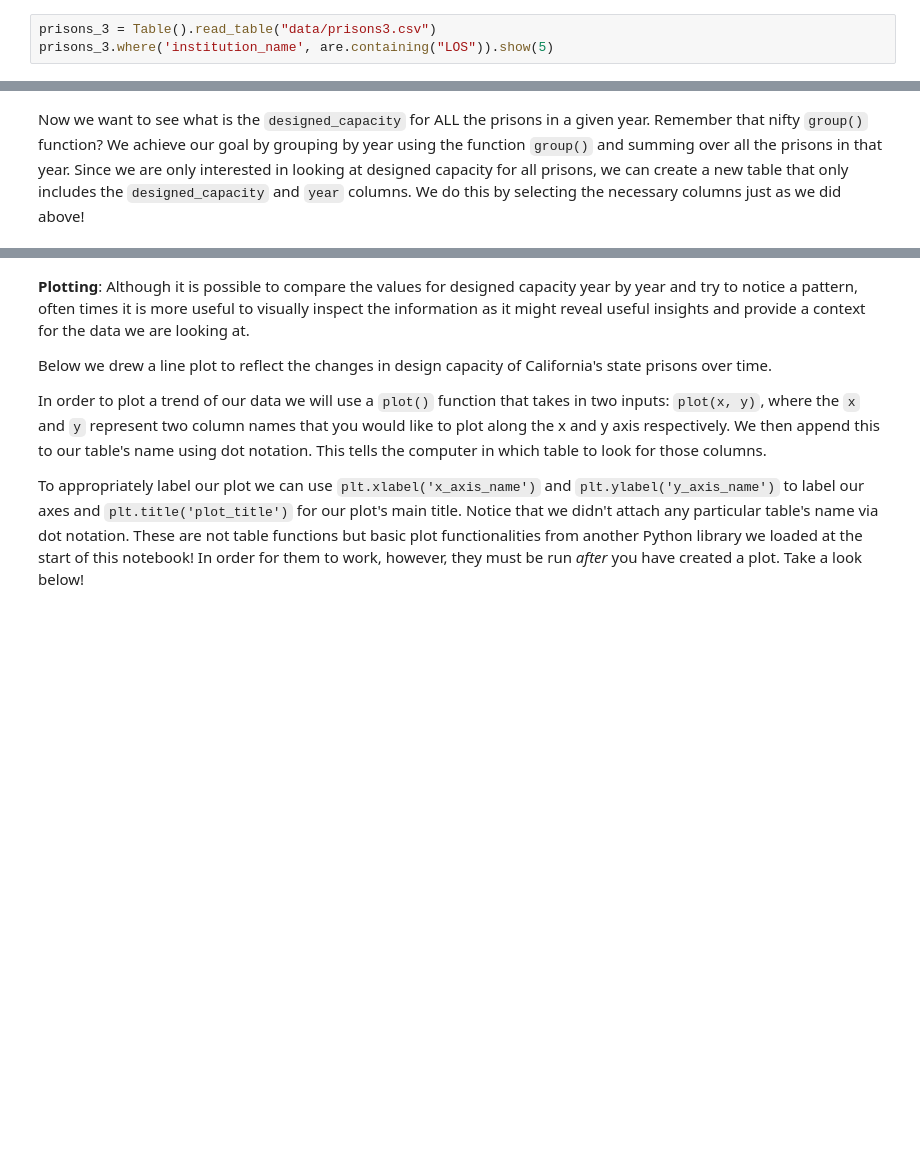
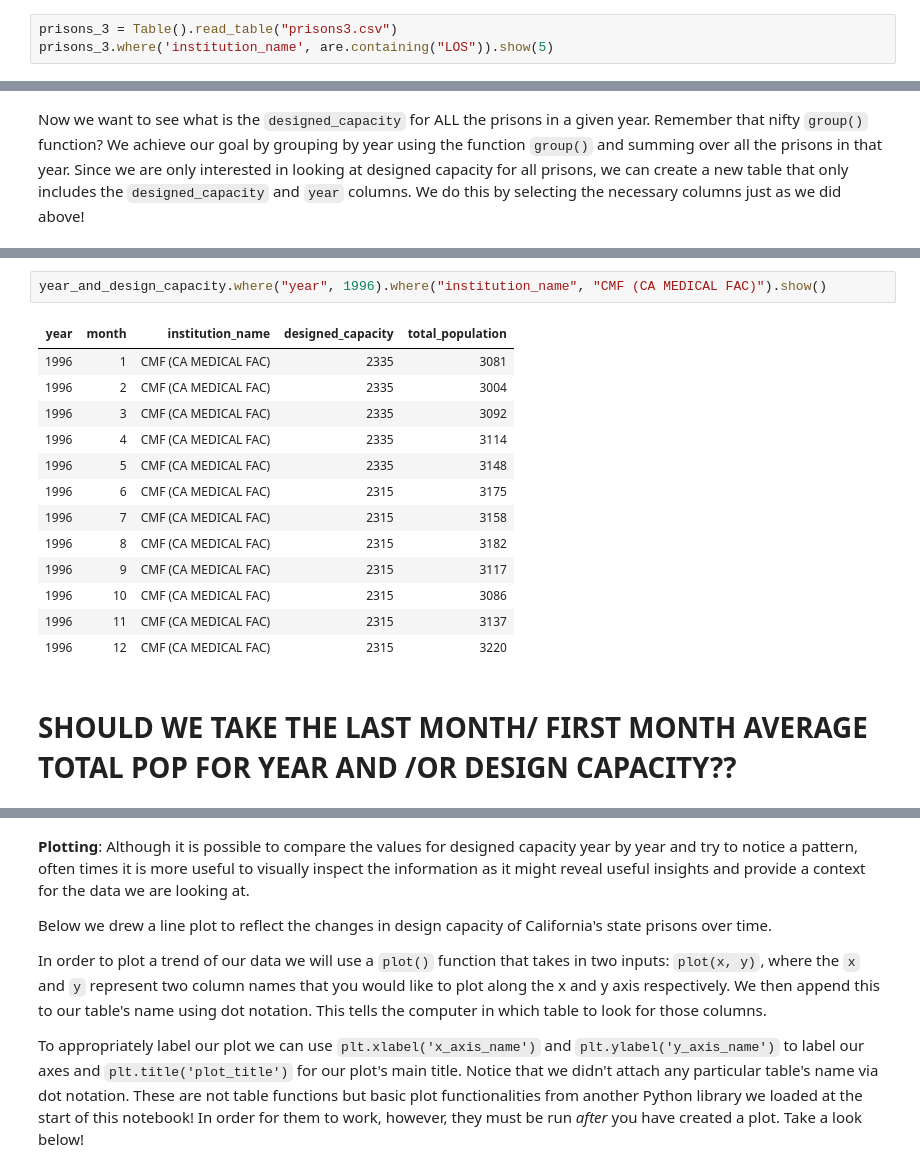
Before and after one commit to ds-modules/BUDS-SU21-Dev, a Jupyter notebook: Week_4/Thursday/Lecture_1-Copy1.ipynb, the cells around one changed output, grey strips where cells are left out. Saved outputs shown, nothing was run; the diff lists cells and outputs as text; blank space fills up the shorter version.

```diff
--- a/Week_4/Thursday/Lecture_1-Copy1.ipynb
+++ b/Week_4/Thursday/Lecture_1-Copy1.ipynb
@@ -158,5 +180,5 @@ In the case of Los Angeles County prison, we saw that from December 2005 to June
 # %% [markdown]
 *Replace this text with your response!*
 # %%
-prisons_3 = Table().read_table("data/prisons3.csv")
+prisons_3 = Table().read_table("prisons3.csv")
 prisons_3.where('institution_name', are.containing("LOS")).show(5)
@@ -184 +244,19 @@ Now we want to see what is the `designed_capacity` for ALL the prisons in a give
+# %%
+year_and_design_capacity.where("year", 1996).where("institution_name", "CMF (CA MEDICAL FAC)").show()
+# %% [output]
+| year | month | institution_name | designed_capacity | total_population |
+| 1996 | 1 | CMF (CA MEDICAL FAC) | 2335 | 3081 |
+| 1996 | 2 | CMF (CA MEDICAL FAC) | 2335 | 3004 |
+| 1996 | 3 | CMF (CA MEDICAL FAC) | 2335 | 3092 |
+| 1996 | 4 | CMF (CA MEDICAL FAC) | 2335 | 3114 |
+| 1996 | 5 | CMF (CA MEDICAL FAC) | 2335 | 3148 |
+| 1996 | 6 | CMF (CA MEDICAL FAC) | 2315 | 3175 |
+| 1996 | 7 | CMF (CA MEDICAL FAC) | 2315 | 3158 |
+| 1996 | 8 | CMF (CA MEDICAL FAC) | 2315 | 3182 |
+| 1996 | 9 | CMF (CA MEDICAL FAC) | 2315 | 3117 |
+| 1996 | 10 | CMF (CA MEDICAL FAC) | 2315 | 3086 |
+| 1996 | 11 | CMF (CA MEDICAL FAC) | 2315 | 3137 |
+| 1996 | 12 | CMF (CA MEDICAL FAC) | 2315 | 3220 |
+# %% [markdown]
+# SHOULD WE TAKE THE LAST MONTH/ FIRST MONTH AVERAGE TOTAL POP FOR YEAR AND /OR DESIGN CAPACITY??
 # %%
```
Also changed, not shown: parts of 25 cells of this notebook, 4 other files.
